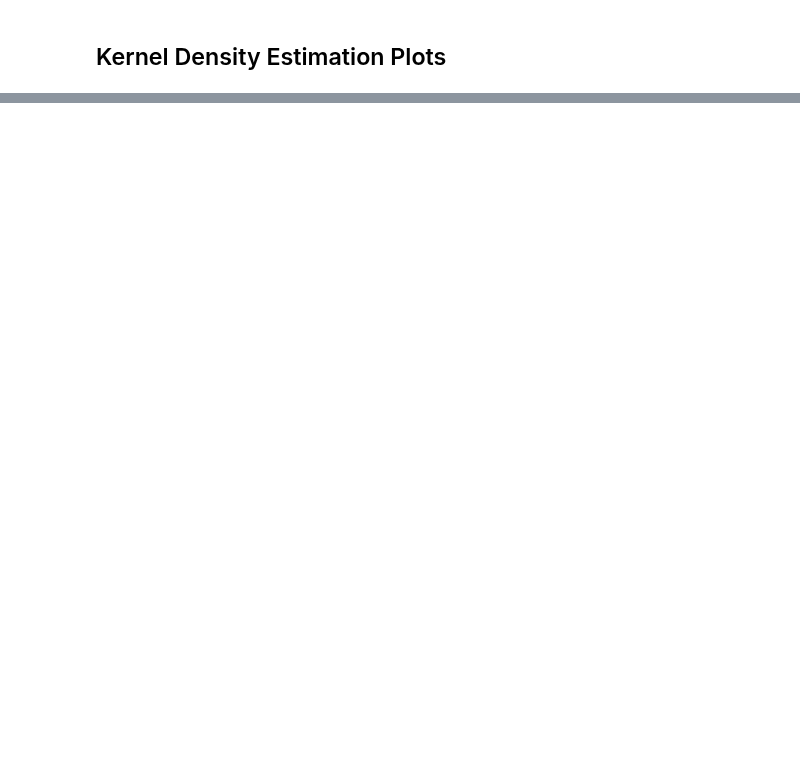
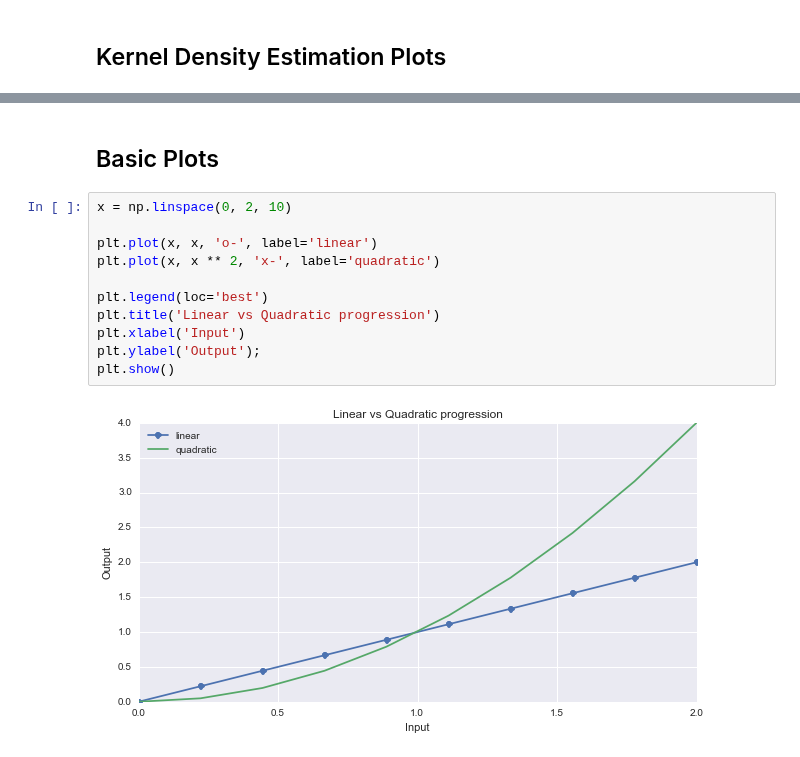
Before and after one commit to donnemartin/data-science-ipython-notebooks, a Jupyter notebook: matplotlib/matplotlib.ipynb, the cells around one changed output, grey strips where cells are left out. Saved outputs shown, nothing was run; the diff lists cells and outputs as text; blank space fills up the shorter version.

Commit message:
Added seaborn.  Added basic plotting with linear and quadratic.

```diff
--- a/matplotlib/matplotlib.ipynb
+++ b/matplotlib/matplotlib.ipynb
@@ -213,0 +223,15 @@ plt.legend(('1st Class', '2nd Class', '3rd Class'), loc='best')
+# %% [markdown]
+## Basic Plots
+# %%
+x = np.linspace(0, 2, 10)
+
+plt.plot(x, x, 'o-', label='linear')
+plt.plot(x, x ** 2, 'x-', label='quadratic')
+
+plt.legend(loc='best')
+plt.title('Linear vs Quadratic progression')
+plt.xlabel('Input')
+plt.ylabel('Output');
+plt.show()
+# %% [output]
+[figure, added]
```
Also changed, not shown: parts of 7 cells of this notebook.
